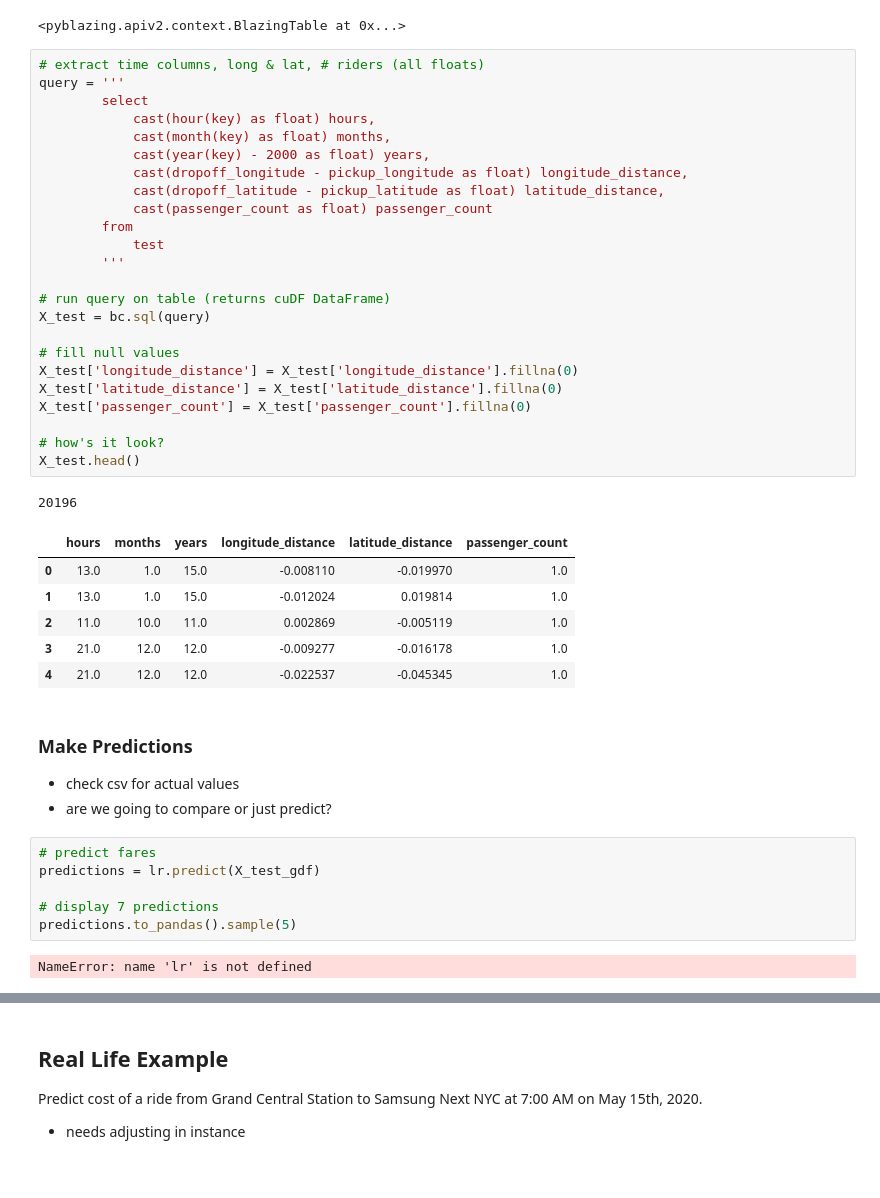
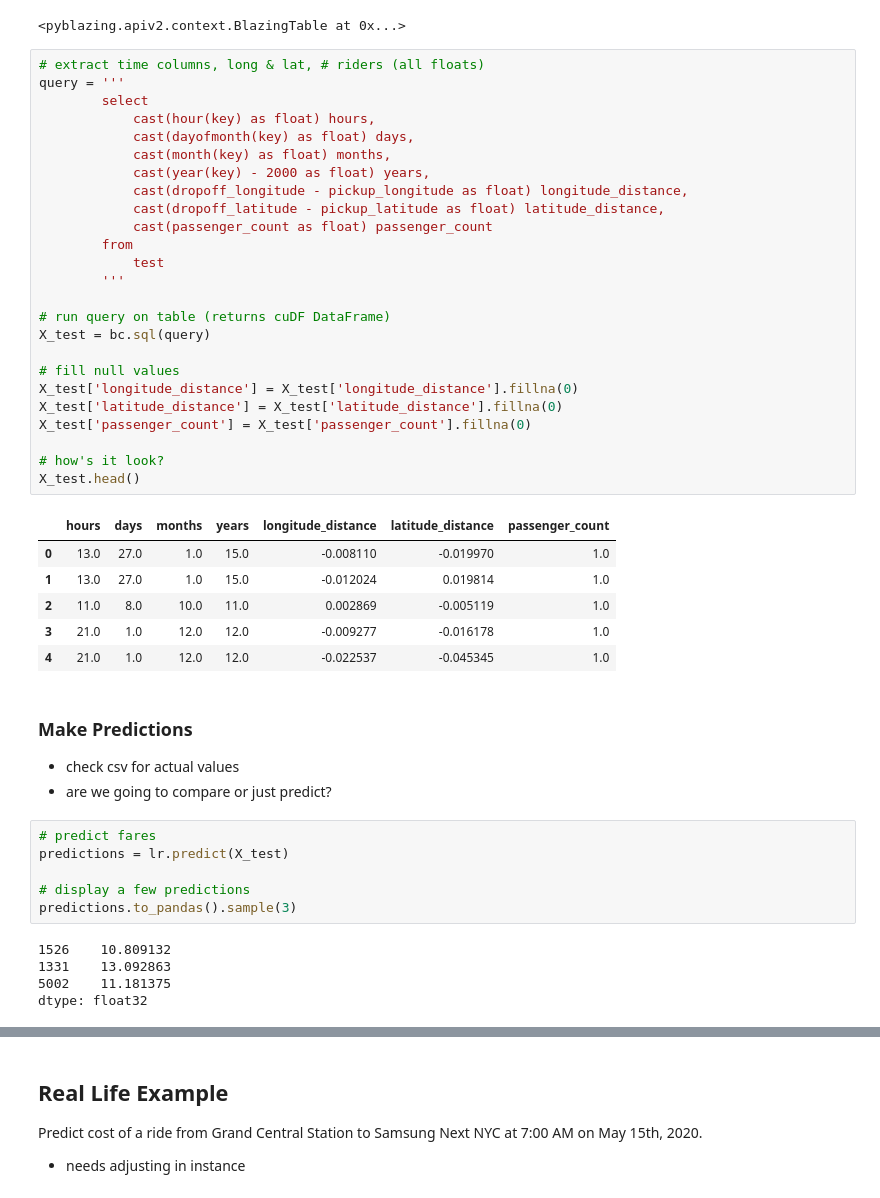
Before and after one commit to BlazingDB/bsql-demos, a Jupyter notebook: taxi_fare_prediction.ipynb, the cells around one changed output, grey strips where cells are left out. Drawn from its saved outputs; the diff is of its cells as text.

```diff
--- a/taxi_fare_prediction.ipynb
+++ b/taxi_fare_prediction.ipynb
@@ -163,47 +182,50 @@ bc.create_table('test', cwd+'/test.csv', names=col_names, dtype=col_types)
 # %%
 # extract time columns, long & lat, # riders (all floats)
 query = '''
         select
             cast(hour(key) as float) hours,
+            cast(dayofmonth(key) as float) days,
             cast(month(key) as float) months,
             cast(year(key) - 2000 as float) years,
             cast(dropoff_longitude - pickup_longitude as float) longitude_distance,
             cast(dropoff_latitude - pickup_latitude as float) latitude_distance,
             cast(passenger_count as float) passenger_count
         from
             test
         '''
 
 # run query on table (returns cuDF DataFrame)
 X_test = bc.sql(query)
 
 # fill null values
 X_test['longitude_distance'] = X_test['longitude_distance'].fillna(0)
 X_test['latitude_distance'] = X_test['latitude_distance'].fillna(0)
 X_test['passenger_count'] = X_test['passenger_count'].fillna(0)
 
 # how's it look?
 X_test.head()
 # %% [output]
-20196
-|  | hours | months | years | longitude_distance | latitude_distance | passenger_count |
-| 0 | 13.0 | 1.0 | 15.0 | -0.008110 | -0.019970 | 1.0 |
-| 1 | 13.0 | 1.0 | 15.0 | -0.012024 | 0.019814 | 1.0 |
-| 2 | 11.0 | 10.0 | 11.0 | 0.002869 | -0.005119 | 1.0 |
-| 3 | 21.0 | 12.0 | 12.0 | -0.009277 | -0.016178 | 1.0 |
-| 4 | 21.0 | 12.0 | 12.0 | -0.022537 | -0.045345 | 1.0 |
+|  | hours | days | months | years | longitude_distance | latitude_distance | passenger_count |
+| 0 | 13.0 | 27.0 | 1.0 | 15.0 | -0.008110 | -0.019970 | 1.0 |
+| 1 | 13.0 | 27.0 | 1.0 | 15.0 | -0.012024 | 0.019814 | 1.0 |
+| 2 | 11.0 | 8.0 | 10.0 | 11.0 | 0.002869 | -0.005119 | 1.0 |
+| 3 | 21.0 | 1.0 | 12.0 | 12.0 | -0.009277 | -0.016178 | 1.0 |
+| 4 | 21.0 | 1.0 | 12.0 | 12.0 | -0.022537 | -0.045345 | 1.0 |
 # %% [markdown]
 ### Make Predictions
 - check csv for actual values
 - are we going to compare or just predict?
 # %%
 # predict fares
-predictions = lr.predict(X_test_gdf)
+predictions = lr.predict(X_test)
 
-# display 7 predictions
-predictions.to_pandas().sample(5)
+# display a few predictions
+predictions.to_pandas().sample(3)
 # %% [output]
-NameError: name 'lr' is not defined
+1526    10.809132
+1331    13.092863
+5002    11.181375
+dtype: float32
 # %%
 # combine into a table of table points and predictions
 X_test['predicted_fare'] = predictions
```
Also changed, not shown: parts of 17 cells of this notebook.
